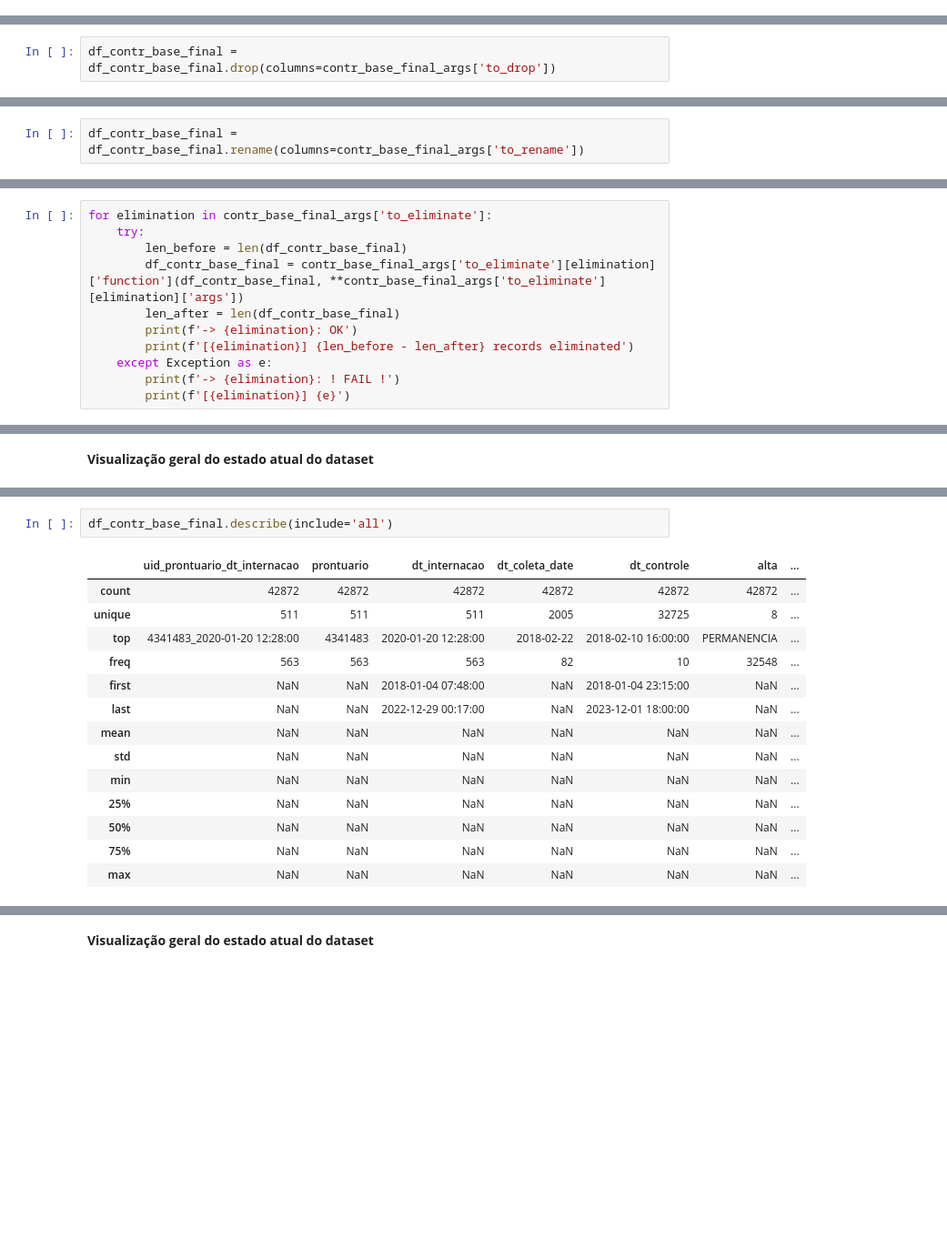
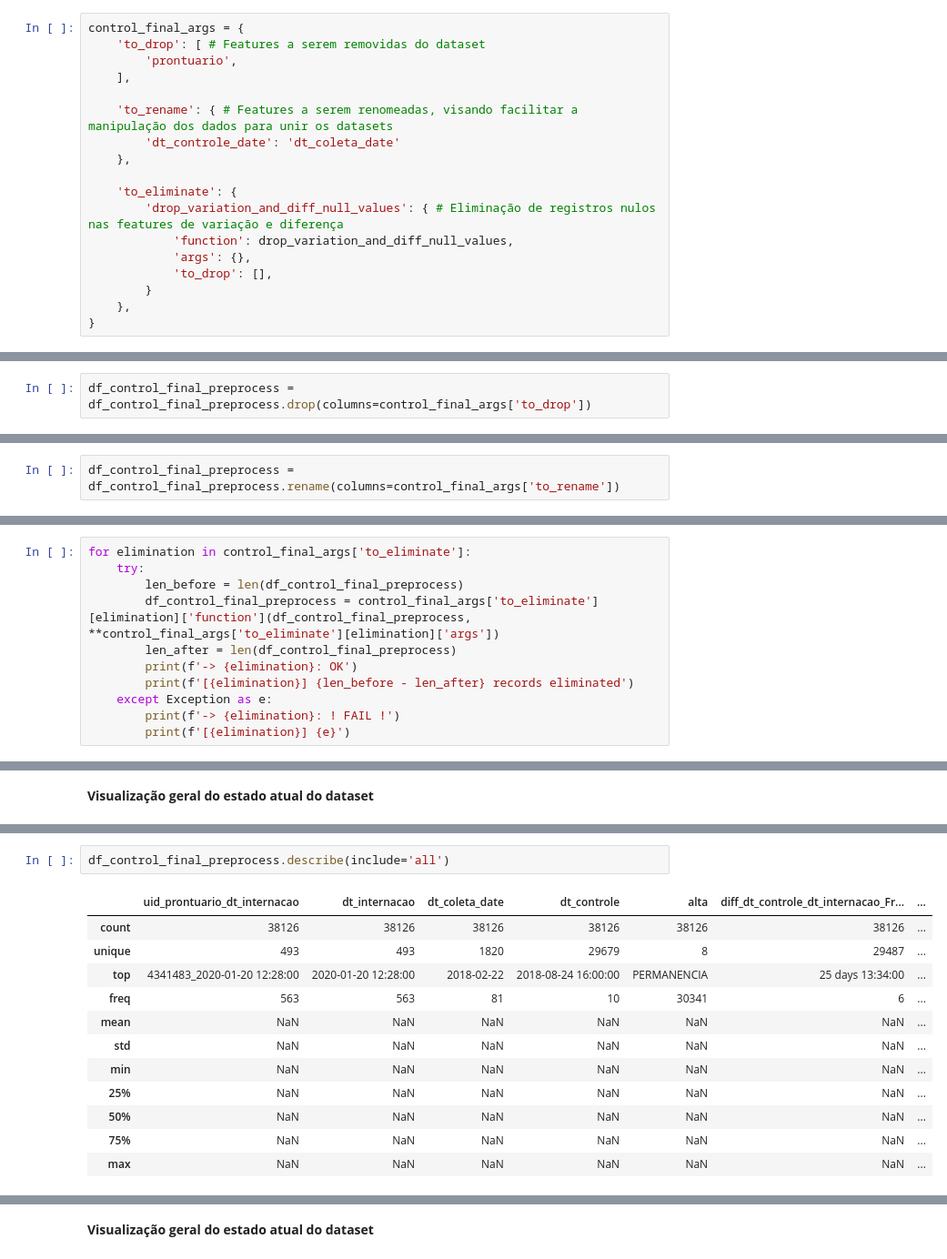
Before and after one commit to gabrielfmcoelho/IRA-HU-UFPI, a Jupyter notebook: notebooks/ira_analysis.ipynb, the cells around one changed output, grey strips where cells are left out. Shown at 91% size. Cells and saved outputs as stored; diff of their text form; blank space fills up the shorter version.

```diff
--- a/notebooks/ira_analysis.ipynb
+++ b/notebooks/ira_analysis.ipynb
@@ -1423,0 +1614,18 @@ df_contr_base_final = df_control_final.copy()
+# %%
+control_final_args = {
+    'to_drop': [ # Features a serem removidas do dataset
+        'prontuario',
+    ],
+
+    'to_rename': { # Features a serem renomeadas, visando facilitar a manipulação dos dados para unir os datasets
+        'dt_controle_date': 'dt_coleta_date'
+    },
+
+    'to_eliminate': {
+        'drop_variation_and_diff_null_values': { # Eliminação de registros nulos nas features de variação e diferença
+            'function': drop_variation_and_diff_null_values,
+            'args': {},
+            'to_drop': [],
+        }
+    },
+}
@@ -1424,2 +1636,2 @@ df_contr_base_final = df_control_final.copy()
 # %%
-df_contr_base_final = df_contr_base_final.drop(columns=contr_base_final_args['to_drop'])
+df_control_final_preprocess = df_control_final_preprocess.drop(columns=control_final_args['to_drop'])
@@ -1426,2 +1640,2 @@ df_contr_base_final = df_contr_base_final.drop(columns=contr_base_final_args['to
 # %%
-df_contr_base_final = df_contr_base_final.rename(columns=contr_base_final_args['to_rename'])
+df_control_final_preprocess = df_control_final_preprocess.rename(columns=control_final_args['to_rename'])
@@ -1428,9 +1647,9 @@ df_contr_base_final = df_contr_base_final.rename(columns=contr_base_final_args['
 # %%
-for elimination in contr_base_final_args['to_eliminate']:
+for elimination in control_final_args['to_eliminate']:
     try:
-        len_before = len(df_contr_base_final)
-        df_contr_base_final = contr_base_final_args['to_eliminate'][elimination]['function'](df_contr_base_final, **contr_base_final_args['to_eliminate'][elimination]['args'])
-        len_after = len(df_contr_base_final)
+        len_before = len(df_control_final_preprocess)
+        df_control_final_preprocess = control_final_args['to_eliminate'][elimination]['function'](df_control_final_preprocess, **control_final_args['to_eliminate'][elimination]['args'])
+        len_after = len(df_control_final_preprocess)
         print(f'-> {elimination}: OK')
         print(f'[{elimination}] {len_before - len_after} records eliminated')
     except Exception as e:
@@ -1491,14 +1710,12 @@ varicao_valor_controle_2_Pressão Arterial Sistólica           0
 dtype: int64
 # %%
-df_contr_base_final.describe(include='all')
+df_control_final_preprocess.describe(include='all')
 # %% [output]
-|  | uid_prontuario_dt_internacao | prontuario | dt_internacao | dt_coleta_date | dt_controle | alta | ... |
-| count | 42872 | 42872 | 42872 | 42872 | 42872 | 42872 | ... |
-| unique | 511 | 511 | 511 | 2005 | 32725 | 8 | ... |
-| top | 4341483_2020-01-20 12:28:00 | 4341483 | 2020-01-20 12:28:00 | 2018-02-22 | 2018-02-10 16:00:00 | PERMANENCIA | ... |
-| freq | 563 | 563 | 563 | 82 | 10 | 32548 | ... |
-| first | NaN | NaN | 2018-01-04 07:48:00 | NaN | 2018-01-04 23:15:00 | NaN | ... |
-| last | NaN | NaN | 2022-12-29 00:17:00 | NaN | 2023-12-01 18:00:00 | NaN | ... |
+|  | uid_prontuario_dt_internacao | dt_internacao | dt_coleta_date | dt_controle | alta | diff_dt_controle_dt_internacao_Fr... | ... |
+| count | 38126 | 38126 | 38126 | 38126 | 38126 | 38126 | ... |
+| unique | 493 | 493 | 1820 | 29679 | 8 | 29487 | ... |
+| top | 4341483_2020-01-20 12:28:00 | 2020-01-20 12:28:00 | 2018-02-22 | 2018-08-24 16:00:00 | PERMANENCIA | 25 days 13:34:00 | ... |
+| freq | 563 | 563 | 81 | 10 | 30341 | 6 | ... |
 | mean | NaN | NaN | NaN | NaN | NaN | NaN | ... |
 | std | NaN | NaN | NaN | NaN | NaN | NaN | ... |
 | min | NaN | NaN | NaN | NaN | NaN | NaN | ... |
```
Also changed, not shown: parts of 319 cells of this notebook, 11 other files.
